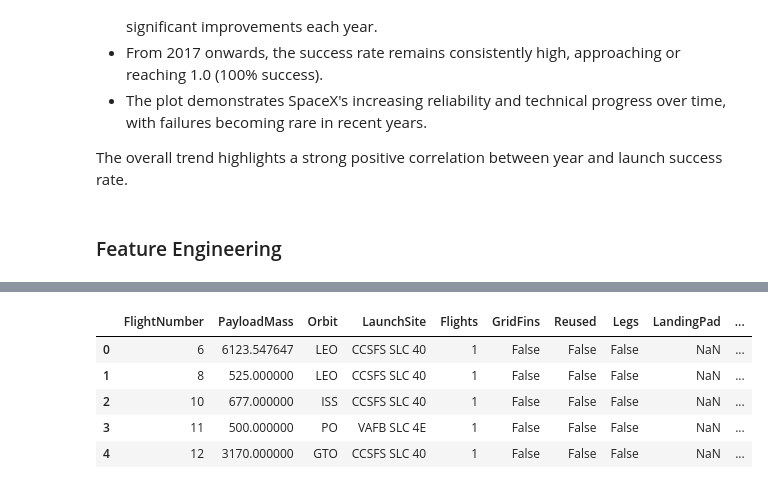
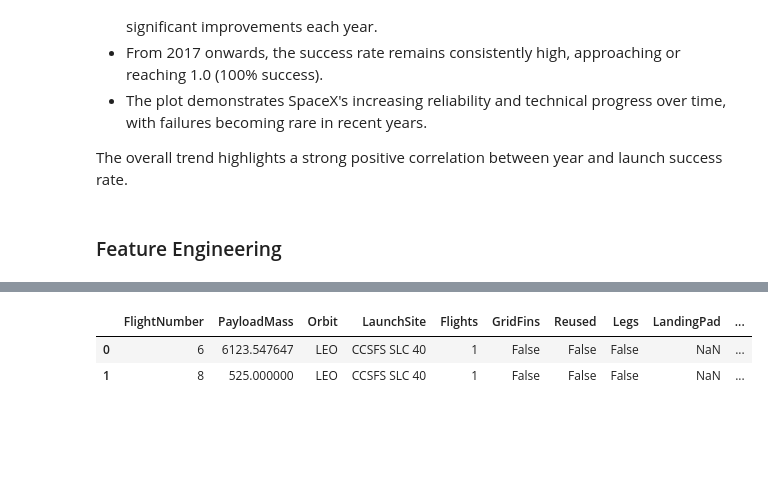
Before and after one commit to vickCoder7/SpaceX-falcon-9-first-stage-landing-prediction, a Jupyter notebook: notebooks/edadataviz.ipynb, the cells around one changed output, grey strips where cells are left out. Cells and saved outputs as stored; diff of their text form; code cells hidden in the pictures; blank space fills up the shorter version.

```diff
--- a/notebooks/edadataviz.ipynb
+++ b/notebooks/edadataviz.ipynb
@@ -246,12 +246,9 @@ Index(['FlightNumber', 'Year', 'BoosterVersion', 'PayloadMass', 'Orbit',
 # %%
 features = df[['FlightNumber', 'PayloadMass', 'Orbit', 'LaunchSite', 'Flights', 'GridFins', 'Reused', 'Legs', 'LandingPad', 'Block', 'ReusedCount', 'Serial']]
-features.head()
+features.head(2)
 # %% [output]
 |  | FlightNumber | PayloadMass | Orbit | LaunchSite | Flights | GridFins | Reused | Legs | LandingPad | ... |
 | 0 | 6 | 6123.547647 | LEO | CCSFS SLC 40 | 1 | False | False | False | NaN | ... |
 | 1 | 8 | 525.000000 | LEO | CCSFS SLC 40 | 1 | False | False | False | NaN | ... |
-| 2 | 10 | 677.000000 | ISS | CCSFS SLC 40 | 1 | False | False | False | NaN | ... |
-| 3 | 11 | 500.000000 | PO | VAFB SLC 4E | 1 | False | False | False | NaN | ... |
-| 4 | 12 | 3170.000000 | GTO | CCSFS SLC 40 | 1 | False | False | False | NaN | ... |
 # %%
 features_one_hot = pd.get_dummies(features, columns=['Orbit', 'LaunchSite', 'LandingPad', 'Serial'])
```
Also changed, not shown: parts of 7 cells of this notebook.
